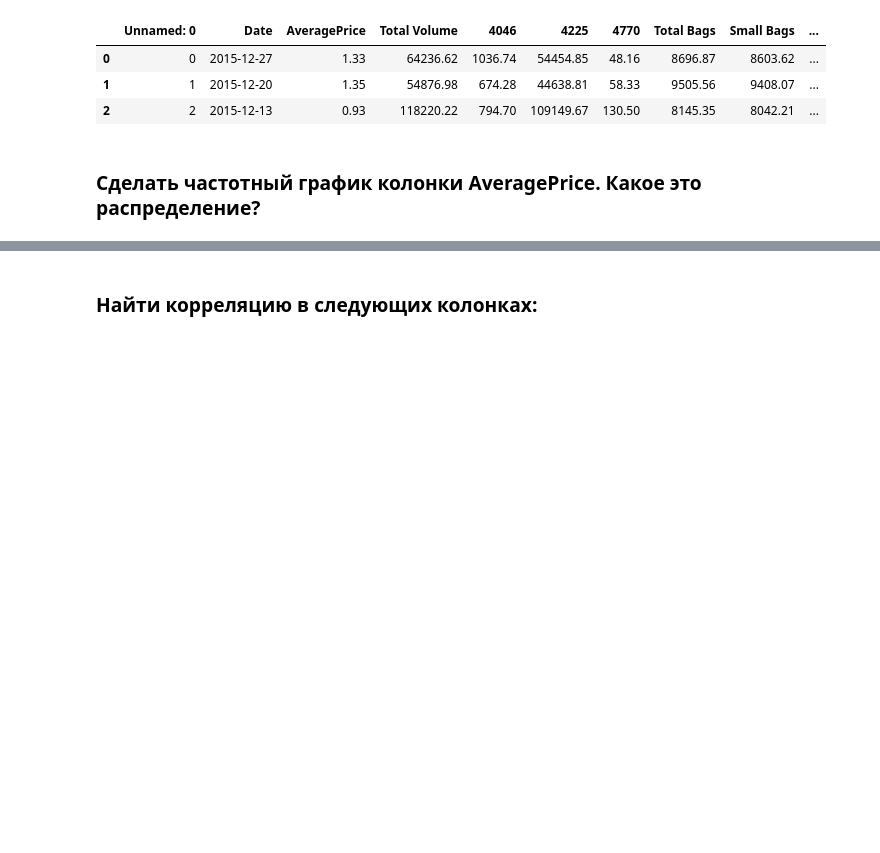
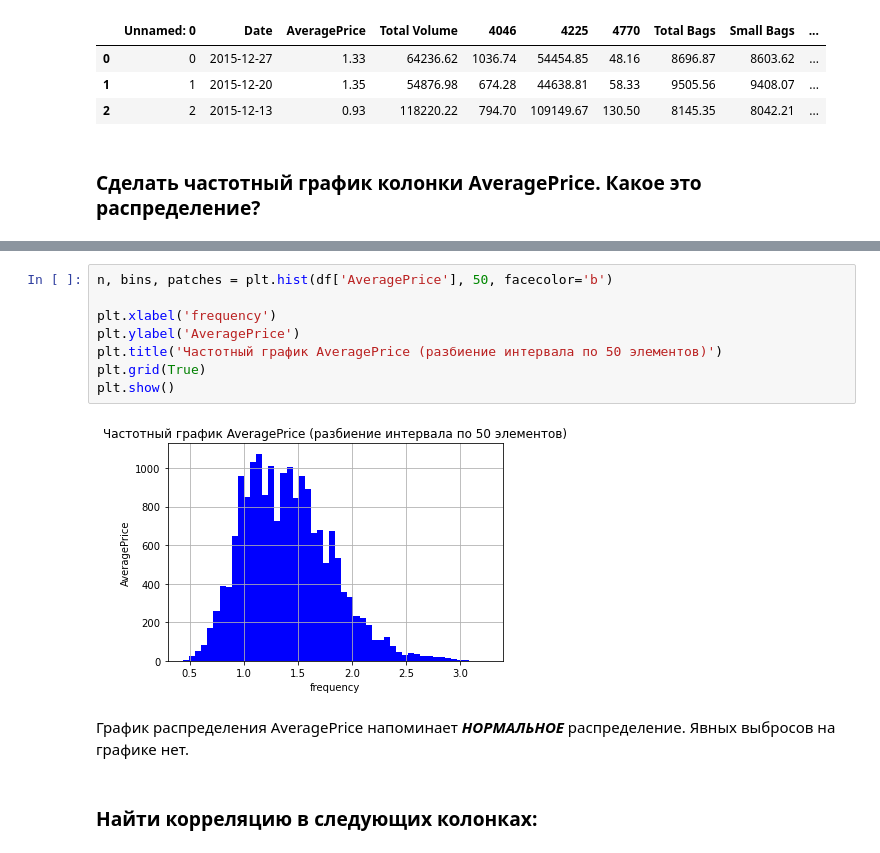
Before and after one commit to HeliosBI/PYDAHW19, a Jupyter notebook: homework-3.ipynb, the cells around one changed output, grey strips where cells are left out. Drawn from its saved outputs; the diff is of its cells as text; blank space fills up the shorter version.

```diff
--- a/homework-3.ipynb
+++ b/homework-3.ipynb
@@ -247,3 +256,15 @@ df[:3]
+# %%
+n, bins, patches = plt.hist(df['AveragePrice'], 50, facecolor='b')
+
+plt.xlabel('frequency')
+plt.ylabel('AveragePrice')
+plt.title('Частотный график AveragePrice (разбиение интервала по 50 элементов)')
+plt.grid(True)
+plt.show()
+# %% [output]
+[figure, added]
+# %% [markdown]
+График распределения AveragePrice напоминает ***НОРМАЛЬНОЕ*** распределение. Явных выбросов на графике нет.
 # %% [markdown]
 ### Найти корреляцию в следующих колонках:
 # %% [markdown]
```
Also changed, not shown: parts of 6 cells of this notebook.
